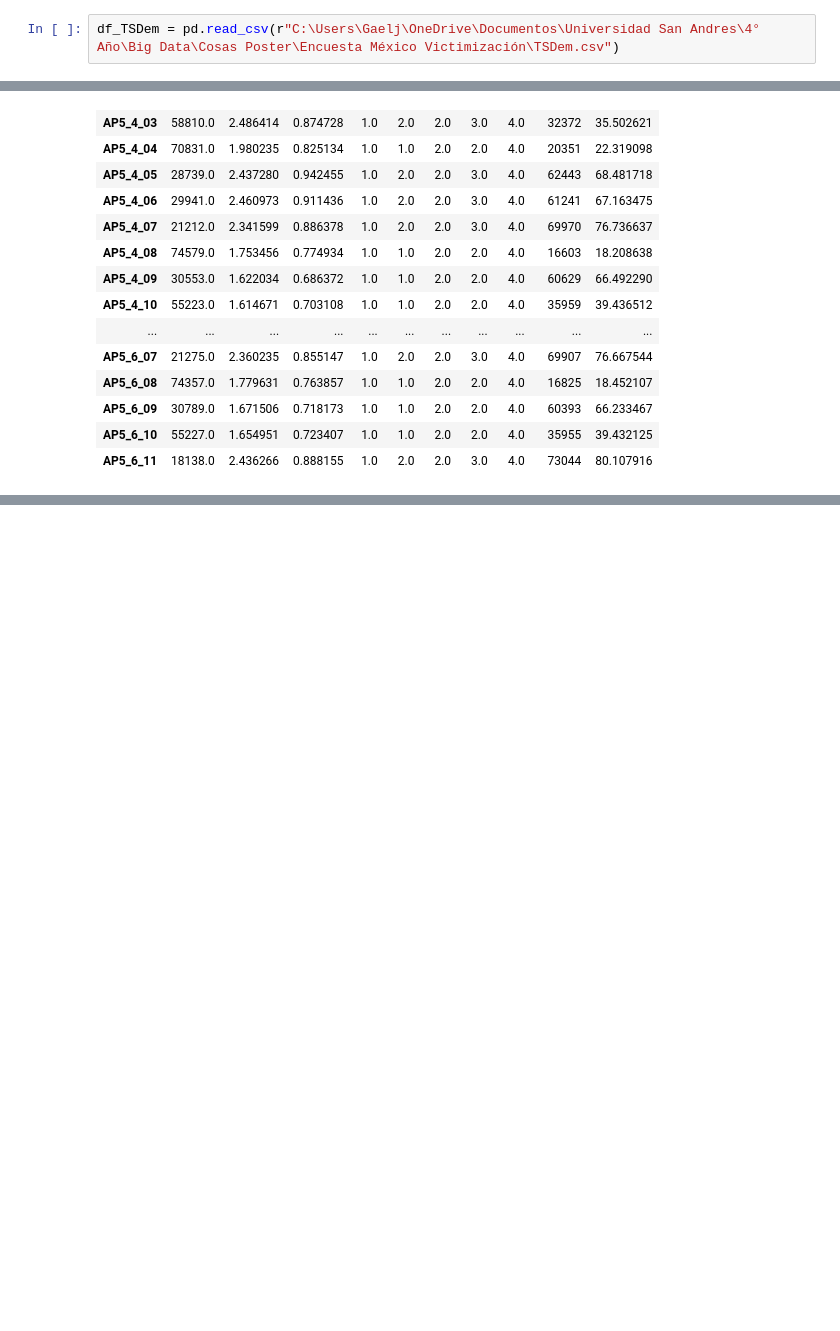
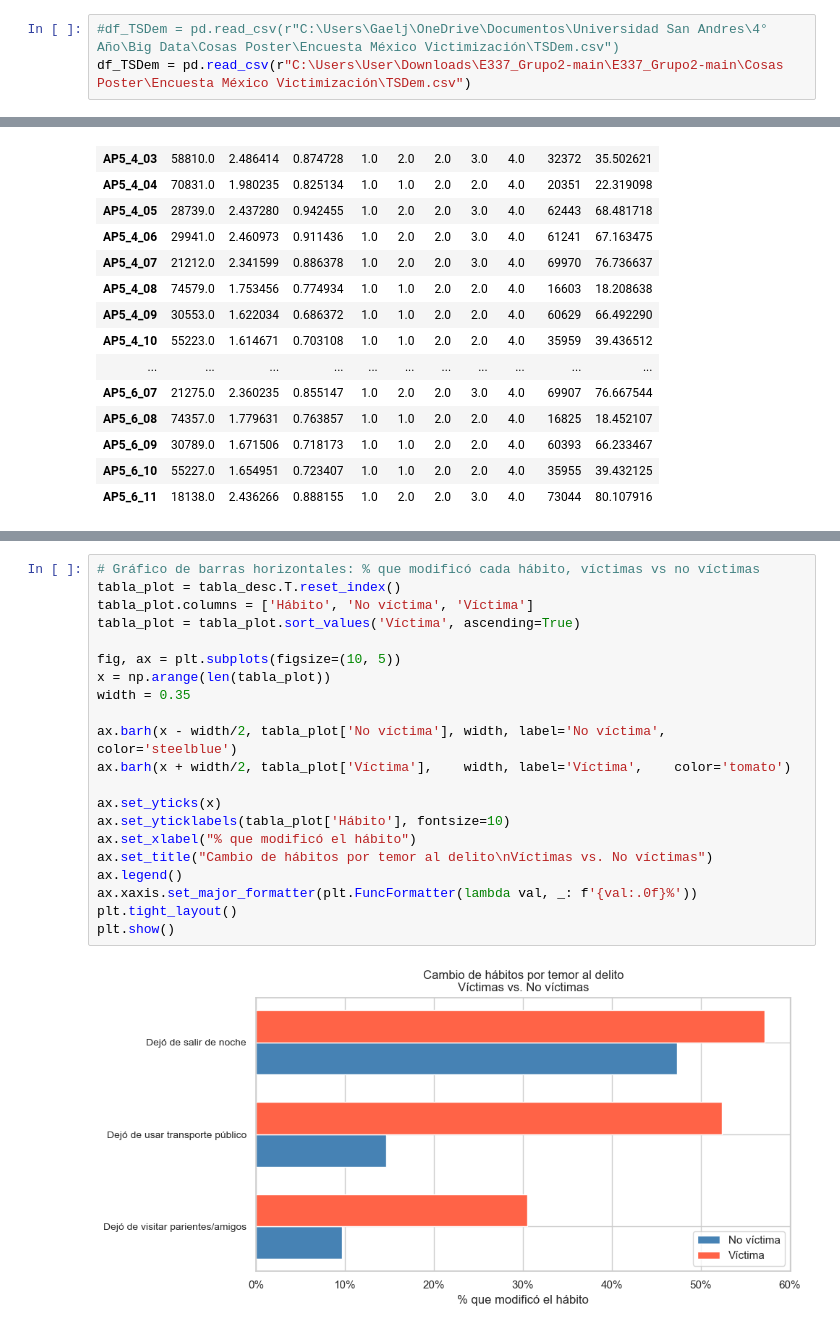
Before and after one commit to mariasolsampogna/E337_Grupo2, a Jupyter notebook: Cosas Poster/Poster.ipynb, the cells around one changed output, grey strips where cells are left out. Saved outputs shown, nothing was run; the diff lists cells and outputs as text; blank space fills up the shorter version.

```diff
--- a/Cosas Poster/Poster.ipynb
+++ b/Cosas Poster/Poster.ipynb
@@ -84,7 +91,8 @@ df_TPer_Vic2 #Características correspondientes a la victimización en el hogar
 | 91181 | 91182 | 3261231.20 | 3261231.20.01 | 3261231.20.01.01 | 3261231 | 20 | 1 | A | 1 | 1 | ... | ... |
 91182 rows × 150 columns
 # %%
-df_TSDem = pd.read_csv(r"C:\Users\Gaelj\OneDrive\Documentos\Universidad San Andres\4° Año\Big Data\Cosas Poster\Encuesta México Victimización\TSDem.csv")
+#df_TSDem = pd.read_csv(r"C:\Users\Gaelj\OneDrive\Documentos\Universidad San Andres\4° Año\Big Data\Cosas Poster\Encuesta México Victimización\TSDem.csv")
+df_TSDem = pd.read_csv(r"C:\Users\User\Downloads\E337_Grupo2-main\E337_Grupo2-main\Cosas Poster\Encuesta México Victimización\TSDem.csv")
 # %%
 df_TSDem #Características sociodemográficas correspondientes a los integrantes del hogar
 # %% [output]
@@ -805,0 +914,23 @@ desc
+# %%
+# Gráfico de barras horizontales: % que modificó cada hábito, víctimas vs no víctimas
+tabla_plot = tabla_desc.T.reset_index()
+tabla_plot.columns = ['Hábito', 'No víctima', 'Víctima']
+tabla_plot = tabla_plot.sort_values('Víctima', ascending=True)
+
+fig, ax = plt.subplots(figsize=(10, 5))
+x = np.arange(len(tabla_plot))
+width = 0.35
+
+ax.barh(x - width/2, tabla_plot['No víctima'], width, label='No víctima', color='steelblue')
+ax.barh(x + width/2, tabla_plot['Víctima'],    width, label='Víctima',    color='tomato')
+
+ax.set_yticks(x)
+ax.set_yticklabels(tabla_plot['Hábito'], fontsize=10)
+ax.set_xlabel("% que modificó el hábito")
+ax.set_title("Cambio de hábitos por temor al delito\nVíctimas vs. No víctimas")
+ax.legend()
+ax.xaxis.set_major_formatter(plt.FuncFormatter(lambda val, _: f'{val:.0f}%'))
+plt.tight_layout()
+plt.show()
+# %% [output]
+[figure, added]
```
Also changed, not shown: parts of 16 cells of this notebook.
